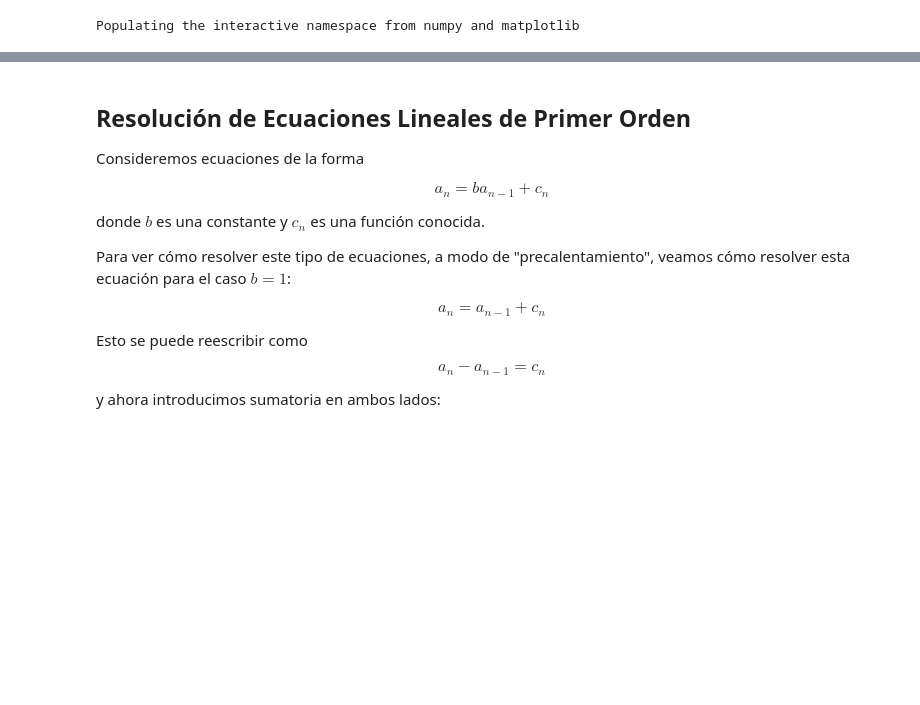
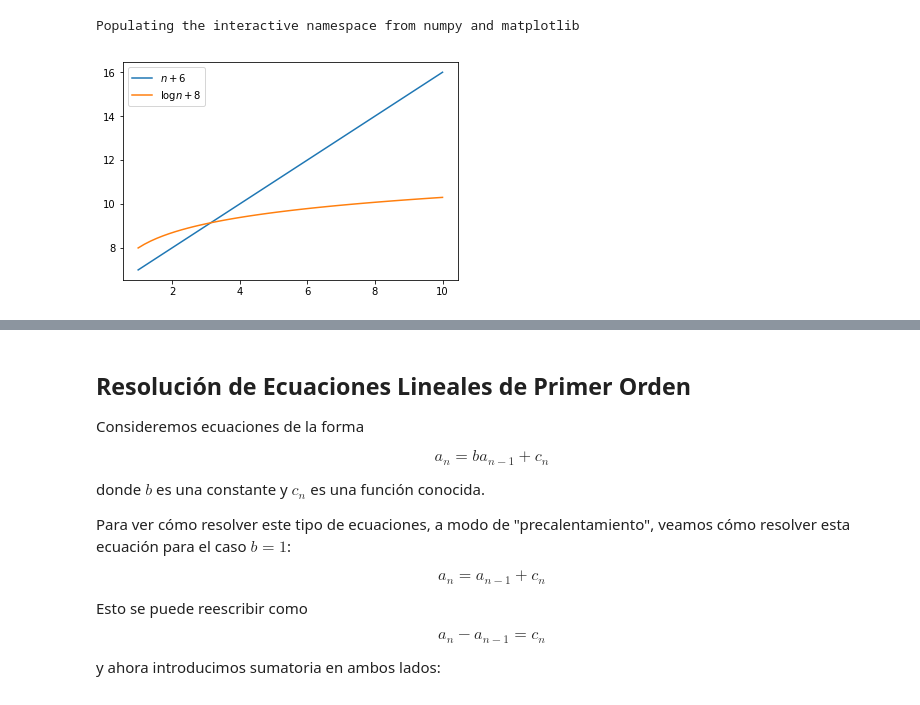
Before and after one commit to ppoblete/AED, a Jupyter notebook: 02 Métodos Matemáticos para el Análisis de Algoritmos.ipynb, the cells around one changed output, grey strips where cells are left out. Drawn from its saved outputs; the diff is of its cells as text; code cells hidden in the pictures; blank space fills up the shorter version.

```diff
--- a/02 Métodos Matemáticos para el Análisis de Algoritmos.ipynb
+++ b/02 Métodos Matemáticos para el Análisis de Algoritmos.ipynb
@@ -91,6 +91,13 @@ Por otra parte, si por alguna razón queremos compara funciones para $n$ pequeñ
 %pylab inline
 # %% [output]
 Populating the interactive namespace from numpy and matplotlib
+# %%
+n=linspace(1,10)
+plt.plot(n,n+6,label='$n+6$')
+plt.plot(n,log(n)+8, label='$\log{n}+8$')
+leg=plt.legend(loc='best')
+# %% [output]
+[figure, added]
 # %%
 n=linspace(1,10)
 plt.plot(n,n*n, label='$n^2$')
```
Also changed, not shown: parts of 3 cells of this notebook.
